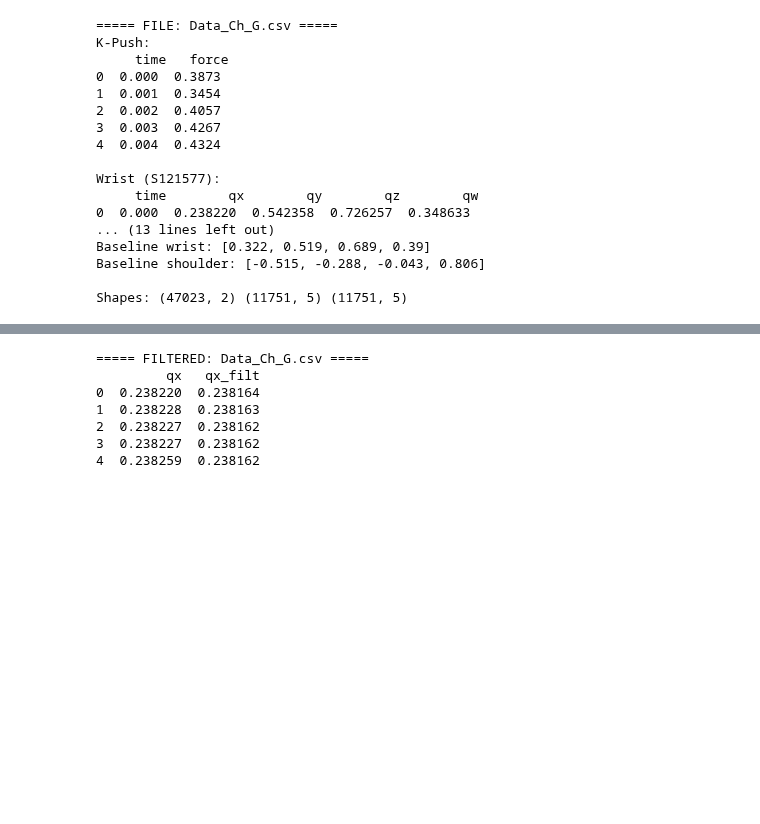
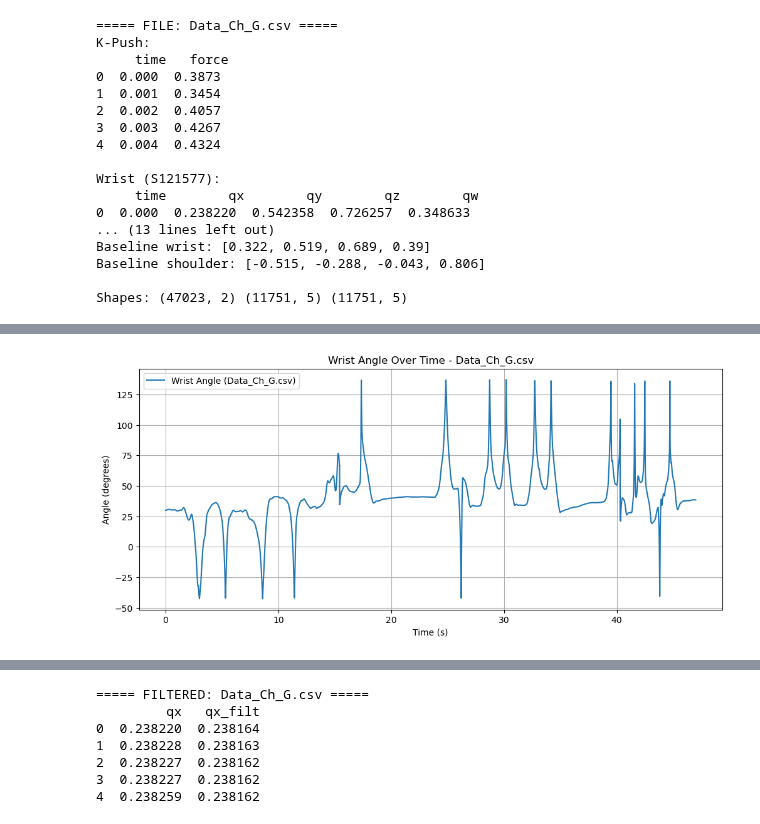
Before and after one commit to Anais-rgn/Projet_R_Python_M2_REHAB_2026, a Jupyter notebook: Python_Project/notebooks/Test_05.ipynb, the cells around one changed output, grey strips where cells are left out. Saved outputs shown, nothing was run; the diff lists cells and outputs as text; code cells hidden in the pictures; blank space fills up the shorter version.

```diff
--- a/Python_Project/notebooks/Test_05.ipynb
+++ b/Python_Project/notebooks/Test_05.ipynb
@@ -692,0 +778,100 @@ Shapes: (47023, 2) (11751, 5) (11751, 5)
+# %%
+## STEP 2 - CONVERT QUATERNION TO ANATOMICAL ANGLE + PLOT
+
+import numpy as np
+import matplotlib.pyplot as plt
+
+# ==========================================================
+# FUNCTION: CONVERT QUATERNION TO ANATOMICAL ANGLE
+# ==========================================================
+def quaternion_to_angle_3D(df_quat, baseline_deg):
+
+    def normalize(q):
+        return q / np.linalg.norm(q)
+
+    def quat_conjugate(q):
+        return np.array([-q[0], -q[1], -q[2], q[3]])
+
+    def quat_multiply(q1, q2):
+        x1, y1, z1, w1 = q1
+        x2, y2, z2, w2 = q2
+        return np.array([
+            w1*x2 + x1*w2 + y1*z2 - z1*y2,
+            w1*y2 - x1*z2 + y1*w2 + z1*x2,
+            w1*z2 + x1*y2 - y1*x2 + z1*w2,
+            w1*w2 - x1*x2 - y1*y2 - z1*z2
+        ])
+
+    # baseline quaternion (première frame)
+    q0 = normalize([
+        df_quat["qx"].iloc[0],
+        df_quat["qy"].iloc[0],
+        df_quat["qz"].iloc[0],
+        df_quat["qw"].iloc[0]
+    ])
+
+    q0_inv = quat_conjugate(q0)
+
+    angles = []
+
+    for _, row in df_quat.iterrows():
+        q = normalize([row.qx, row.qy, row.qz, row.qw])
+
+        # rotation relative
+        q_rel = quat_multiply(q0_inv, q)
+
+        # angle total de rotation
+        angle = 2 * np.arccos(np.clip(q_rel[3], -1, 1))
+
+        angles.append(np.degrees(angle))
+
+    angles = np.array(angles)
+
+    # recalage anatomique
+    angle_zeroed = angles - angles[0]
+    angle_anatomical = angle_zeroed + baseline_deg
+
+    df_angles = df_quat[["time"]].copy()
+    df_angles["angle"] = angle_anatomical
+
+    return df_angles
+
+
+
+# ==========================================================
+# MULTI-FILE PROCESSING
+# ==========================================================
+files = ["Data_Ch_G.csv"]
+
+baseline_angles = {
+    "Data_Ch_G.csv": 30
+}
+
+angles_results = {}
+
+for file in files:
+
+    df_wrist = results[file]["wrist"]
+
+    manual_baseline = baseline_angles[file]
+
+    df_wrist_angles = quaternion_to_angle_x_corrected(df_wrist, manual_baseline)
+
+    angles_results[file] = df_wrist_angles
+
+    # ---------- PLOT ----------
+    plt.figure(figsize=(12,5))
+    plt.plot(df_wrist_angles["time"], df_wrist_angles["angle"], label=f"Wrist Angle ({file})")
+    plt.xlabel("Time (s)")
+    plt.ylabel("Angle (degrees)")
+    plt.title(f"Wrist Angle Over Time - {file}")
+    plt.legend()
+    plt.grid(True)
+    plt.show()
+
+    # ---------- CHECK RANGE ----------
+    print(f"===== FILE: {file} =====")
+    print("Min angle:", df_wrist_angles["angle"].min())
+    print("Max angle:", df_wrist_angles["angle"].max())
+# %% [output]
+[figure, added]
```
Also changed, not shown: parts of 7 cells of this notebook, 1 other file.
